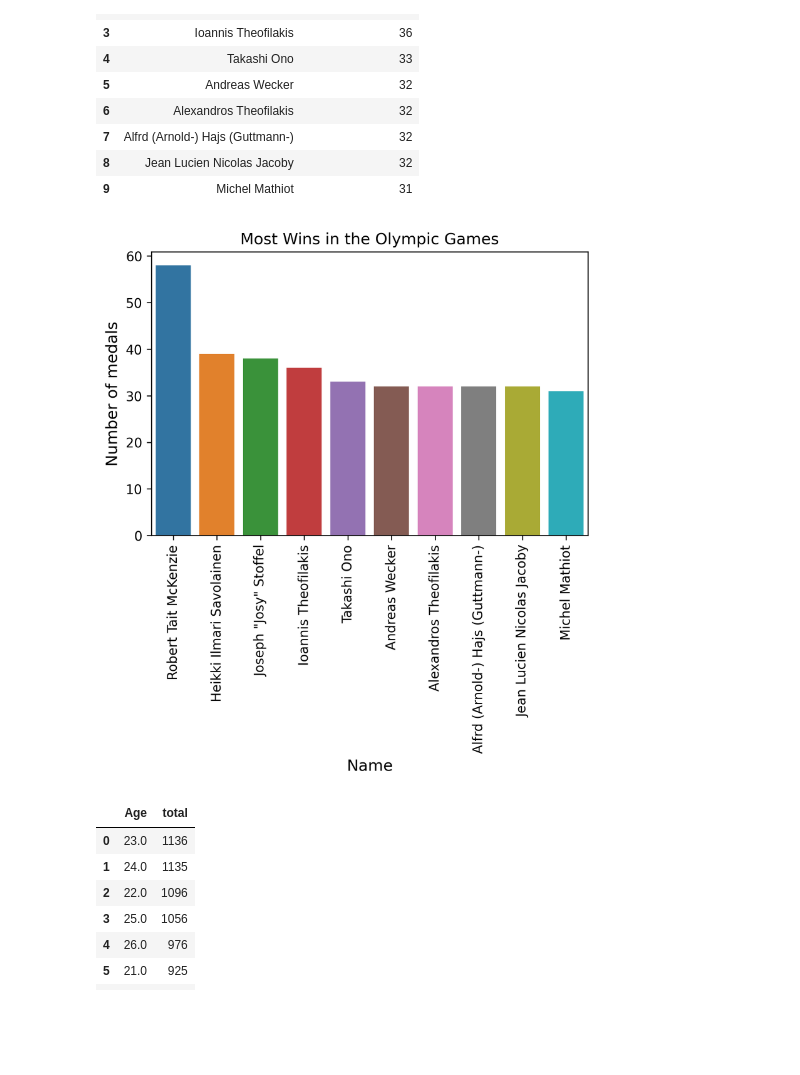
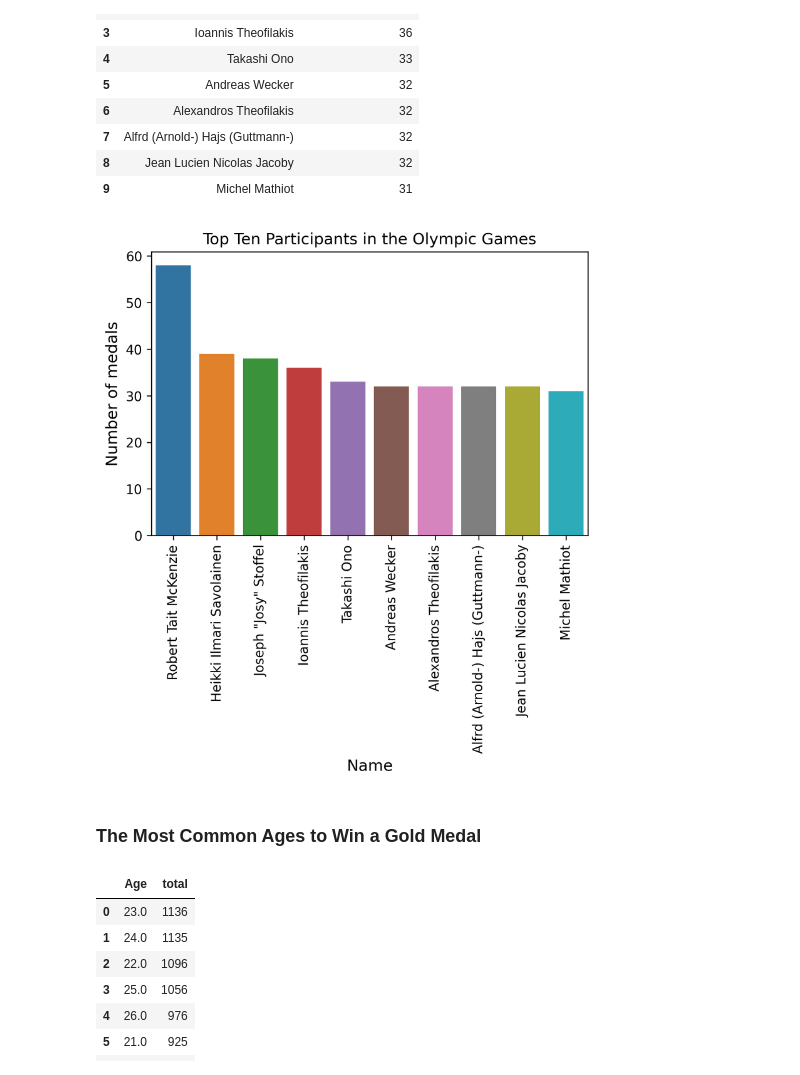
Before and after one commit to Anna-MariaSjolund/Databehandling-OS-projekt-Anna-MariaSjolund-ChristopherSeander, a Jupyter notebook: USA.ipynb, the cells around one changed output. Saved outputs shown, nothing was run; the diff lists cells and outputs as text; code cells hidden in the pictures; blank space fills up the shorter version.

```diff
--- a/USA.ipynb
+++ b/USA.ipynb
@@ -321,17 +320,20 @@ most_wins
 | 8 | Jean Lucien Nicolas Jacoby | 32 |
 | 9 | Michel Mathiot | 31 |
 # %%
+#Plot top ten participants
 plt.figure(dpi=300, facecolor="white")
 
 fig = sns.barplot(data=most_wins,
                 x="Name",
                 y="Number of medals"
                 )
 
-fig.set(title="Most Wins in the Olympic Games")
+fig.set(title="Top Ten Participants in the Olympic Games")
 fig.set_ylabel(fig.get_ylabel(), size=12)
 fig.set_xlabel(fig.get_xlabel(), size=12)
 _ = fig.set_xticklabels(fig.get_xticklabels(), rotation=90)
 # %% [output]
-[figure, old version]
+[figure, new version]
+# %% [markdown]
+### The Most Common Ages to Win a Gold Medal
 # %%
```
Also changed, not shown: parts of 29 cells of this notebook.
